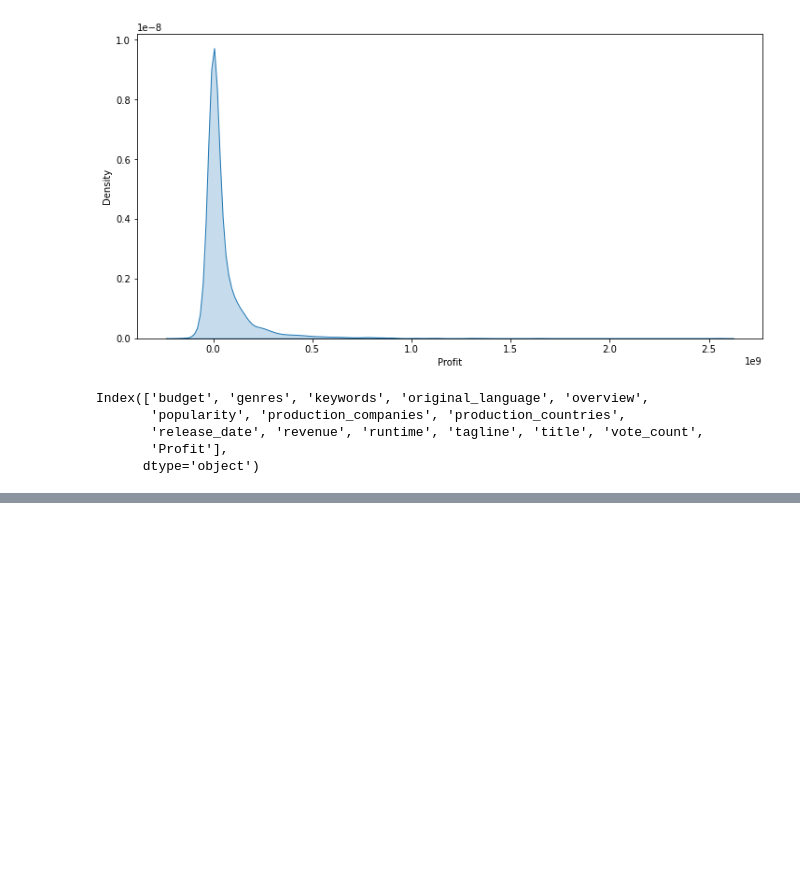
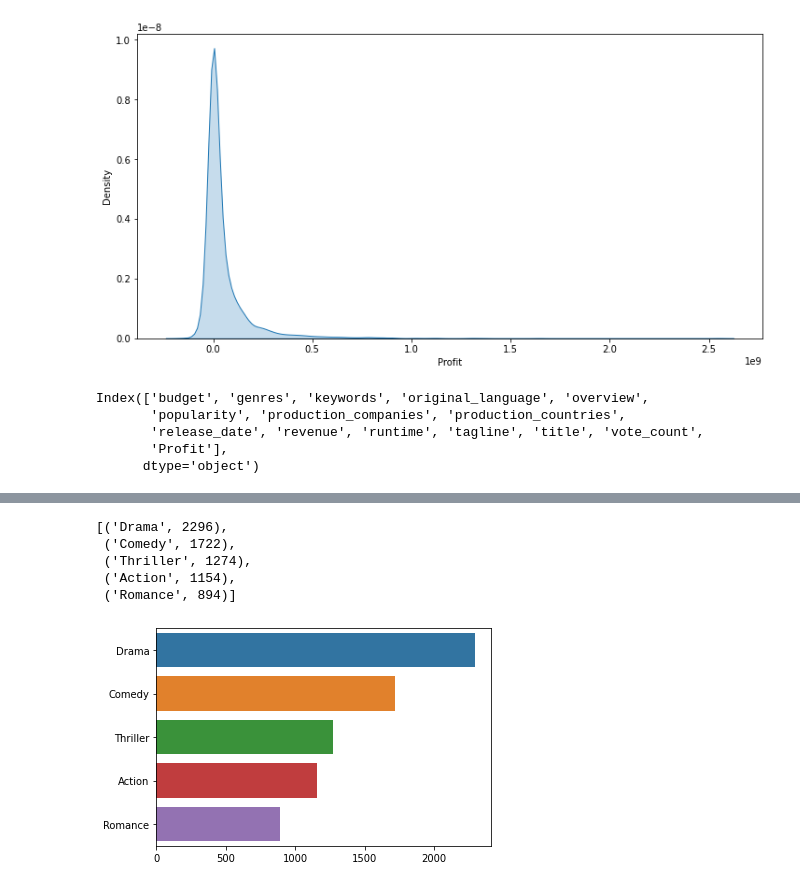
Before and after one commit to AminuAhmadh/data-analysis, a Jupyter notebook: EDA/tmdb.ipynb, the cells around one changed output, grey strips where cells are left out. Saved outputs shown, nothing was run; the diff lists cells and outputs as text; code cells hidden in the pictures; blank space fills up the shorter version.

```diff
--- a/EDA/tmdb.ipynb
+++ b/EDA/tmdb.ipynb
@@ -181,0 +209,6 @@ Index(['budget', 'genres', 'keywords', 'original_language', 'overview',
+# %%
+def extend_and_count(col):
+    upper = []
+    for row in col:
+        upper.extend(eval(row))
+    return Counter(upper)
@@ -181,0 +257,14 @@ Index(['budget', 'genres', 'keywords', 'original_language', 'overview',
+# %%
+genres = extend_and_count(df['genres'])
+# %%
+genres.most_common(5)
+# %% [output]
+[('Drama', 2296),
+ ('Comedy', 1722),
+ ('Thriller', 1274),
+ ('Action', 1154),
+ ('Romance', 894)]
+# %%
+sns.barplot(y=[genre for genre, count in genres.most_common(5)], x=[count for genre, count in genres.most_common(5)]);
+# %% [output]
+[figure, added]
```
Also changed, not shown: parts of 24 cells of this notebook, 5 other files.
